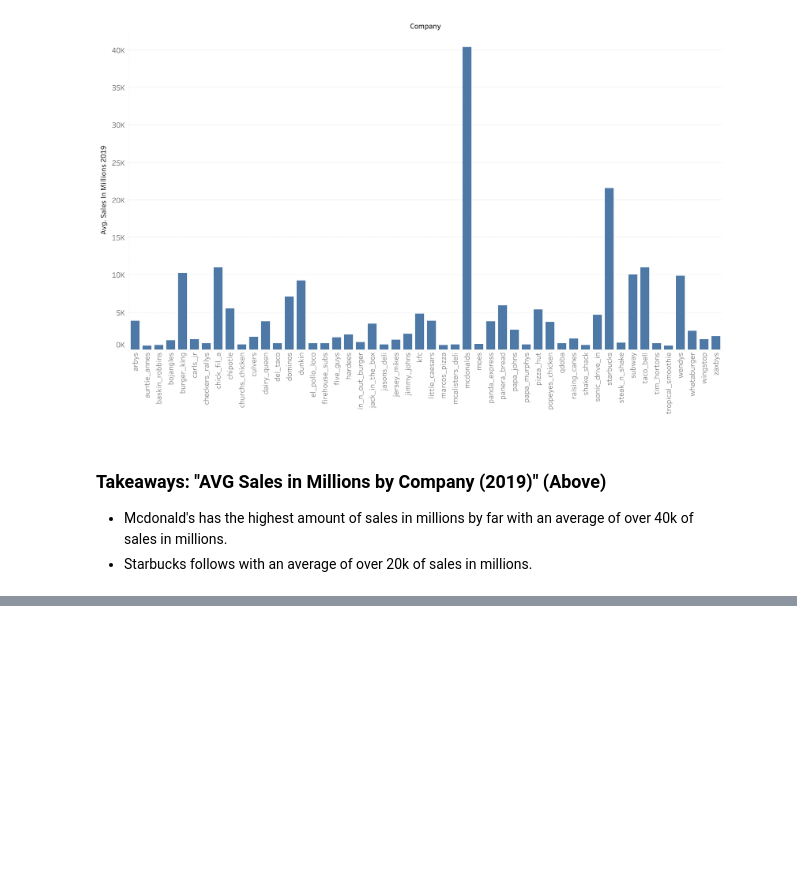
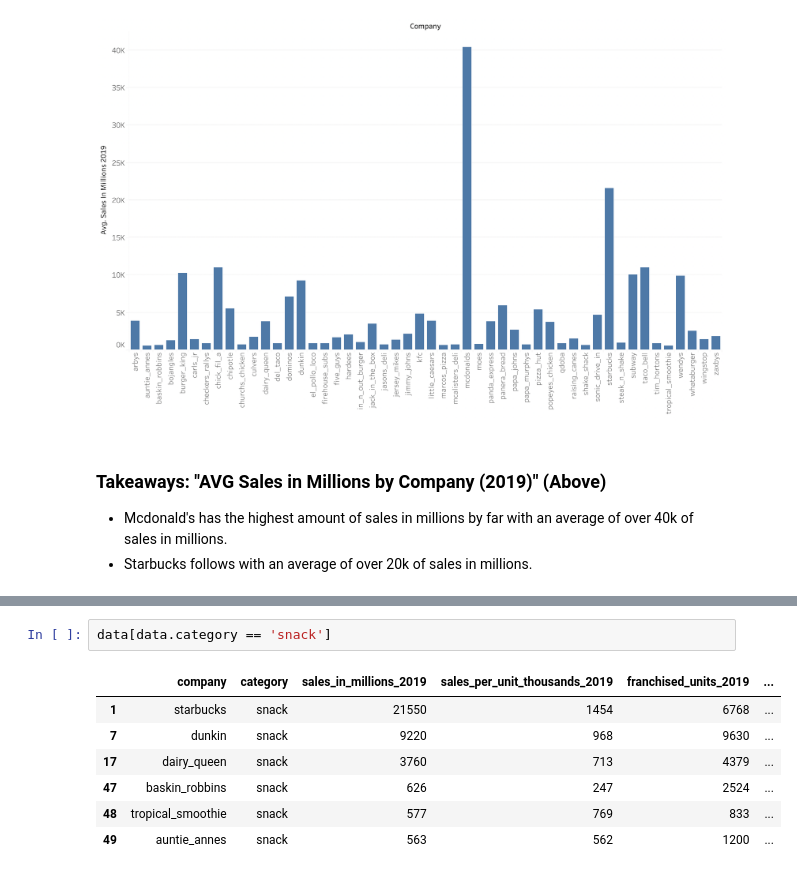
Before and after one commit to joann-balraj/Fast_Food_Chain_Data_Analysis, a Jupyter notebook: Workbook.ipynb, the cells around one changed output, grey strips where cells are left out. Cells and saved outputs as stored; diff of their text form; blank space fills up the shorter version.

```diff
--- a/Workbook.ipynb
+++ b/Workbook.ipynb
@@ -90,0 +98,10 @@ All of the below Vizualizations can be referenced at:
+# %%
+data[data.category == 'snack']
+# %% [output]
+|  | company | category | sales_in_millions_2019 | sales_per_unit_thousands_2019 | franchised_units_2019 | ... |
+| 1 | starbucks | snack | 21550 | 1454 | 6768 | ... |
+| 7 | dunkin | snack | 9220 | 968 | 9630 | ... |
+| 17 | dairy_queen | snack | 3760 | 713 | 4379 | ... |
+| 47 | baskin_robbins | snack | 626 | 247 | 2524 | ... |
+| 48 | tropical_smoothie | snack | 577 | 769 | 833 | ... |
+| 49 | auntie_annes | snack | 563 | 562 | 1200 | ... |
```
Also changed, not shown: parts of 8 cells of this notebook, 6 other files.
